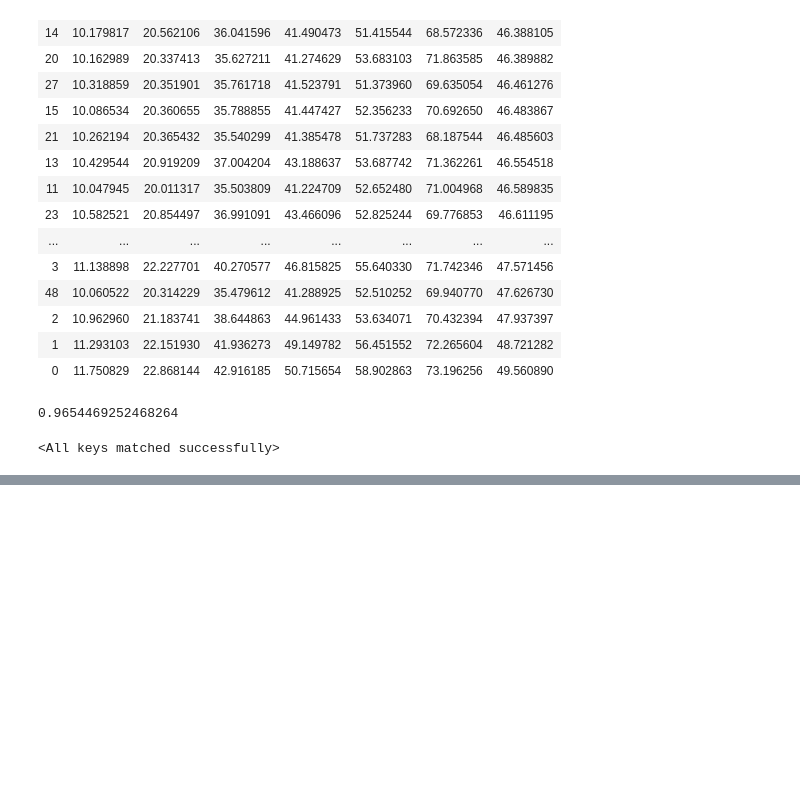
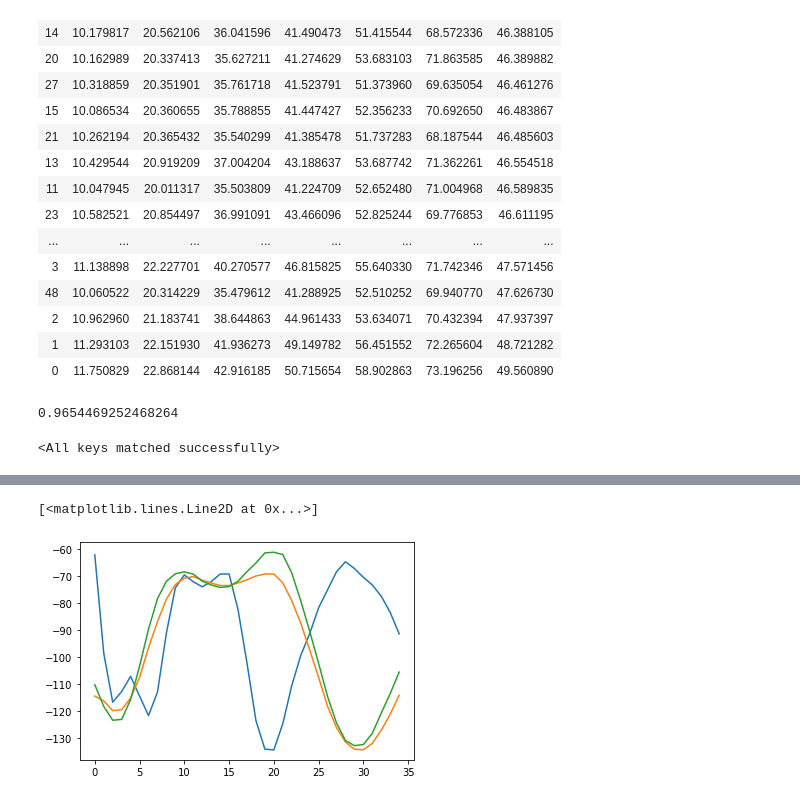
Before and after one commit to tileb1/LearnTrajDep, a Jupyter notebook: Untitled.ipynb, the cells around one changed output, grey strips where cells are left out. Drawn from its saved outputs; the diff is of its cells as text; code cells hidden in the pictures; blank space fills up the shorter version.

Commit message:
custom forward

```diff
--- a/Untitled.ipynb
+++ b/Untitled.ipynb
@@ -325,0 +323,10 @@ state_dict['final_layer.weight'].cpu().numpy().shape
+# %%
+acts = data_utils.define_actions('all')
+test_data = dict()
+for act in acts:
+    test_dataset = H36motion3D(path_to_data=opt.data_dir, actions=act, input_n=input_n, output_n=output_n, split=2,
+                               sample_rate=sample_rate, dct_used=dct_n)
+    test_data[act] = DataLoader(
+        dataset=test_dataset,
+        batch_size=opt.test_batch,
+        shuffle=False)
@@ -325,0 +414,2 @@ state_dict['final_layer.weight'].cpu().numpy().shape
+# %%
+inputs1, targets1, all_seq1, inputs2, targets2, all_seq2 = next(iter(test_data['walking']))
@@ -325,0 +418,12 @@ state_dict['final_layer.weight'].cpu().numpy().shape
+# %%
+out_interpolated = model.forward2Interpolated(inputs2).detach().numpy()
+out = model.forward2(inputs2).detach().numpy()
+# %%
+out1 = model.forward1(inputs1).detach().numpy()
+# %%
+plt.plot(out[0, 0])
+plt.plot(out_interpolated[0, 0, :])
+plt.plot(out1[0, 0])
+# %% [output]
+[<matplotlib.lines.Line2D at 0x...>]
+[figure, added]
```
Also changed, not shown: parts of 16 cells of this notebook, 2 other files.
